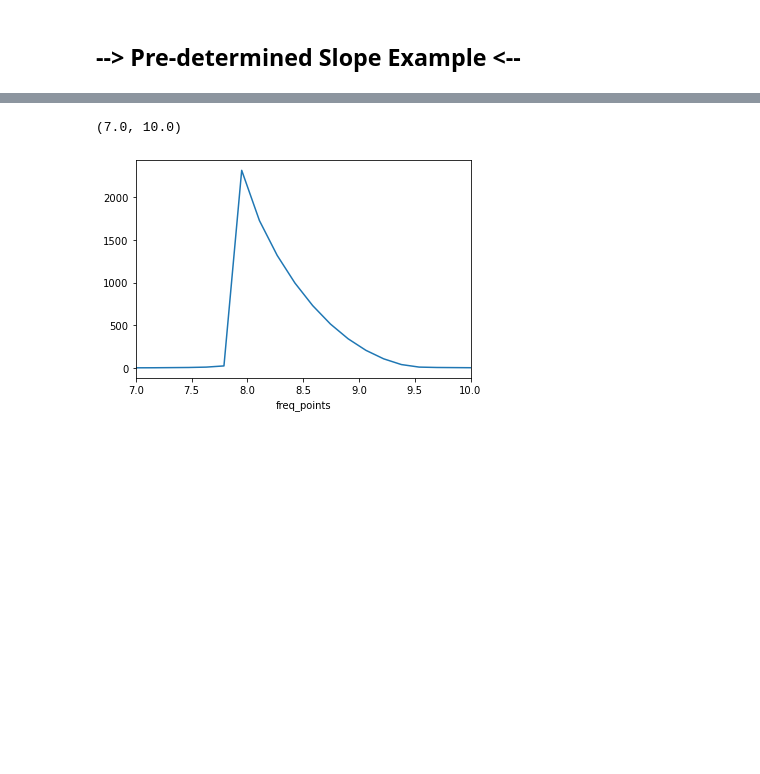
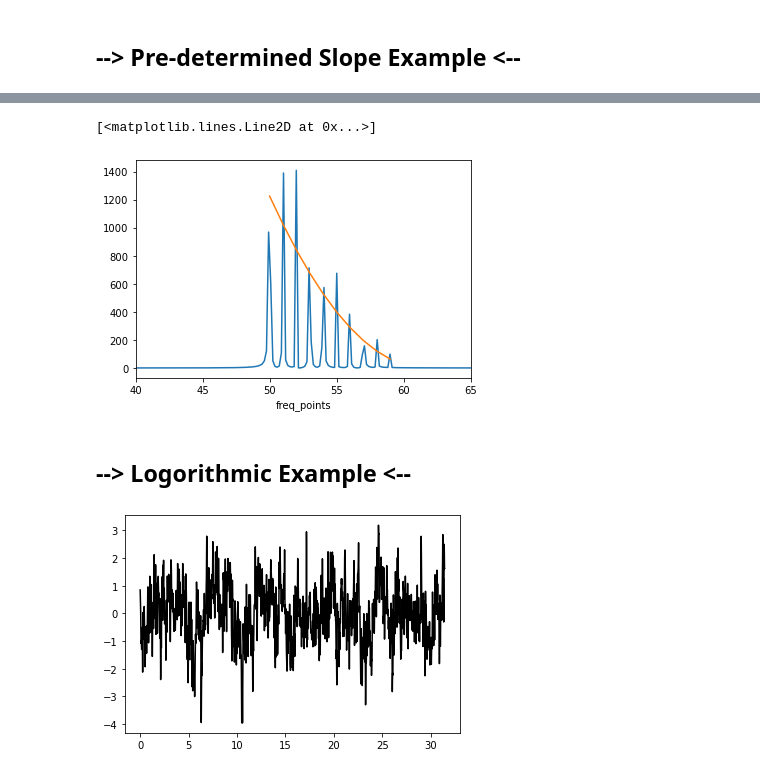
Before and after one commit to ocean-transport/argo-intern, a Jupyter notebook: spectral_examples.ipynb, the cells around one changed output, grey strips where cells are left out. Saved outputs shown, nothing was run; the diff lists cells and outputs as text; code cells hidden in the pictures; blank space fills up the shorter version.

Commit message:
added logorithmic example after meeting w Dhruv

```diff
--- a/spectral_examples.ipynb
+++ b/spectral_examples.ipynb
@@ -232,7 +232,38 @@ da_spec = xrft.power_spectrum(da_funct, dim='points')
 da_spec.plot()
 #plt.xscale('log')
 #plt.yscale('log')
-plt.xlim(7,10)
+plt.xlim(40,65)
+plt.plot(k_li,a_li*a_li)
 # %% [output]
-(7.0, 10.0)
+[<matplotlib.lines.Line2D at 0x...>]
-[figure, old version]
+[figure, new version]
+# %% [markdown]
+## --> Logorithmic Example <--
+# %%
+points=100000
+modes=200
+slope=0
+
+k_li=np.logspace(0,2,modes)
+a_li=np.sqrt(0.01*k_li**(slope/2))
+y_li=np.zeros((points,modes))
+y_funct=np.zeros((points,1))
+# %%
+x = np.linspace(0, 10*np.pi, num=points)
+#plt.figure(figsize=(20, 15))
+
+for n in range(0,modes):
+    y_li[:,n] = np.sin(k_li[n]*x+np.random.randint(0,6,size=1))*a_li[n]
+
+    #plt.subplot((modes//2)+2, 2, n+3)
+    #plt.plot(x, y_li[:,n], linewidth=1)
+    #plt.ylim(-int(np.max(a_li)+10), int(np.max(a_li)+10))
+    #plt.title("a:{}, k:{}".format(a_li[n], k_li[n]))
+
+y_funct = y_li.sum(axis=1)
+
+#plt.subplot((modes//2)+2,2,1)
+plt.plot(x,y_funct, color='black')
+plt.subplots_adjust(wspace=0.4, hspace=0.6)
+# %% [output]
+[figure, added]
```
Also changed, not shown: parts of 4 cells of this notebook.
